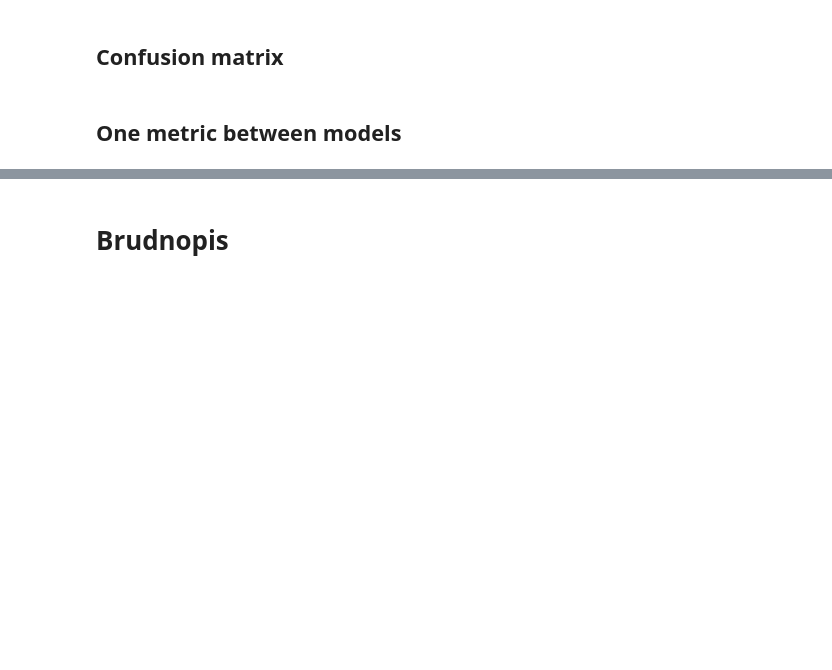
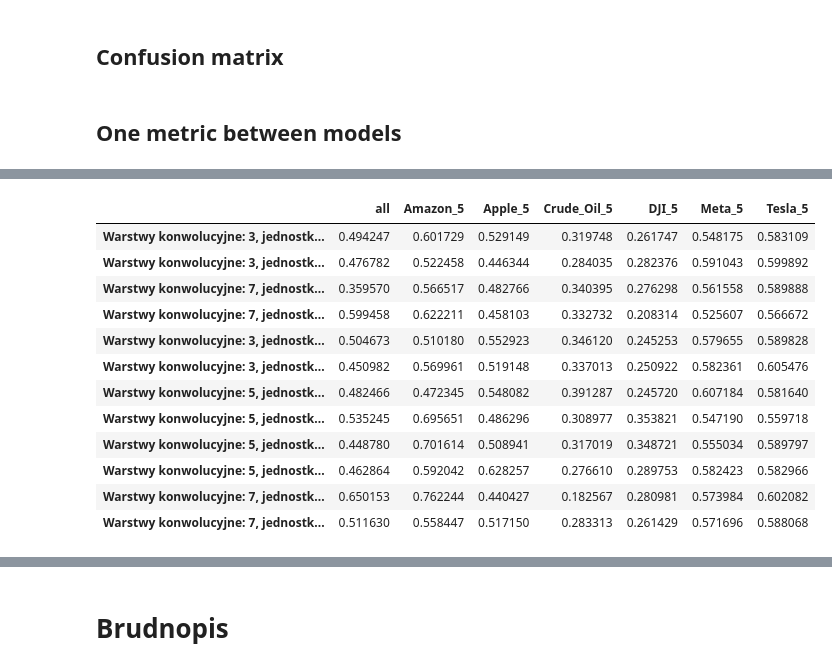
Before and after one commit to B4rtko/Inzynierka, a Jupyter notebook: visualize.ipynb, the cells around one changed output, grey strips where cells are left out. Drawn from its saved outputs; the diff is of its cells as text; code cells hidden in the pictures; blank space fills up the shorter version.

```diff
--- a/visualize.ipynb
+++ b/visualize.ipynb
@@ -33,6 +41,9 @@ def load_model_data_to_dict(base_path):
         "y_test": np.load(os.path.join(base_path, "Data/y_test.npy")),
 
     }
+def rowname_generate(_conv_lay_count, _dense_lay_units):
+    _dense_lay_units = [str(i) for i in _dense_lay_units]
+    return f"Warstwy konwolucyjne: {_conv_lay_count}, jednostki warstw gęstości: {', '.join(_dense_lay_units)}"
 # %%
 path_dir_cnn = os.path.join("Models", "Final", "CNN")
 path_dir_cdt = os.path.join("Models", "Final", "CDT_1D")
@@ -438,0 +666,38 @@ for ds in case_dirs_cnn.keys():
+# %%
+def table_metric_dataset(model="cdt", metric_func=f1_weighted):
+    _case_dirs = case_dirs_cnn if model == "cnn" else case_dirs_cdt
+    _df_validation_dict = {}
+    _df_test_dict = {}
+
+    for d in _case_dirs.keys():
+        _df_validation_dict[d] = {}
+        _df_test_dict[d] = {}
+
+        for _m in _case_dirs[d].keys():
+            _case = _case_dirs[d][_m]
+
+            _model = _case["model"]
+            if _model is None:
+                continue
+
+            _config = _case["config"]
+            _conv_lay_count = _config["convolution_layers_count"]
+            _dense_lay_units = _config["dense_layers_units"]
+            _rowname = rowname_generate(_conv_lay_count, _dense_lay_units)
+
+            _x_validation = _case["x_validation"]
+            _y_validation = _case["y_validation"]
+
+            _pred_validation = _model.predict(_x_validation)
+            _f_weighted_validation = metric_func(y_true=_y_validation, y_pred=_pred_validation)
+
+            _x_test = _case["x_test"]
+            _y_test = _case["y_test"]
+
+            _pred_test = _model.predict(_x_test)
+            _f_weighted_test = metric_func(y_true=_y_test, y_pred=_pred_test)
+
+            _df_validation_dict[d][_rowname] = _f_weighted_validation
+            _df_test_dict[d][_rowname] = _f_weighted_test
+
+    return pd.DataFrame(_df_validation_dict), pd.DataFrame(_df_test_dict)
@@ -438,0 +706,2 @@ for ds in case_dirs_cnn.keys():
+# %%
+df_validation_cdt, df_test_cdt = table_metric_dataset(model="cdt", metric_func=f1_weighted)
@@ -438,0 +726,16 @@ for ds in case_dirs_cnn.keys():
+# %%
+df_validation_cdt
+# %% [output]
+|  | all | Amazon_5 | Apple_5 | Crude_Oil_5 | DJI_5 | Meta_5 | Tesla_5 |
+| Warstwy konwolucyjne: 3, jednostk... | 0.494247 | 0.601729 | 0.529149 | 0.319748 | 0.261747 | 0.548175 | 0.583109 |
+| Warstwy konwolucyjne: 3, jednostk... | 0.476782 | 0.522458 | 0.446344 | 0.284035 | 0.282376 | 0.591043 | 0.599892 |
+| Warstwy konwolucyjne: 7, jednostk... | 0.359570 | 0.566517 | 0.482766 | 0.340395 | 0.276298 | 0.561558 | 0.589888 |
+| Warstwy konwolucyjne: 7, jednostk... | 0.599458 | 0.622211 | 0.458103 | 0.332732 | 0.208314 | 0.525607 | 0.566672 |
+| Warstwy konwolucyjne: 3, jednostk... | 0.504673 | 0.510180 | 0.552923 | 0.346120 | 0.245253 | 0.579655 | 0.589828 |
+| Warstwy konwolucyjne: 3, jednostk... | 0.450982 | 0.569961 | 0.519148 | 0.337013 | 0.250922 | 0.582361 | 0.605476 |
+| Warstwy konwolucyjne: 5, jednostk... | 0.482466 | 0.472345 | 0.548082 | 0.391287 | 0.245720 | 0.607184 | 0.581640 |
+| Warstwy konwolucyjne: 5, jednostk... | 0.535245 | 0.695651 | 0.486296 | 0.308977 | 0.353821 | 0.547190 | 0.559718 |
+| Warstwy konwolucyjne: 5, jednostk... | 0.448780 | 0.701614 | 0.508941 | 0.317019 | 0.348721 | 0.555034 | 0.589797 |
+| Warstwy konwolucyjne: 5, jednostk... | 0.462864 | 0.592042 | 0.628257 | 0.276610 | 0.289753 | 0.582423 | 0.582966 |
+| Warstwy konwolucyjne: 7, jednostk... | 0.650153 | 0.762244 | 0.440427 | 0.182567 | 0.280981 | 0.573984 | 0.602082 |
+| Warstwy konwolucyjne: 7, jednostk... | 0.511630 | 0.558447 | 0.517150 | 0.283313 | 0.261429 | 0.571696 | 0.588068 |
```
Also changed, not shown: parts of 49 cells of this notebook, 1 other file.
